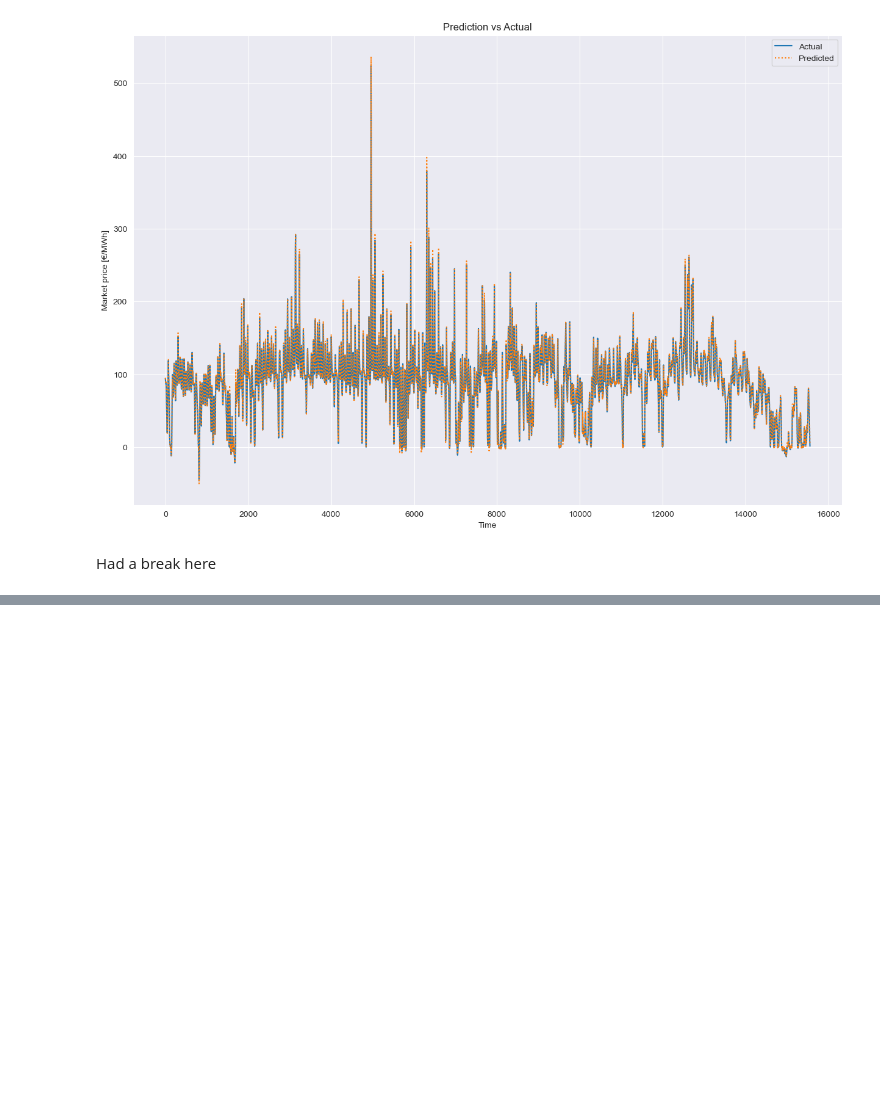
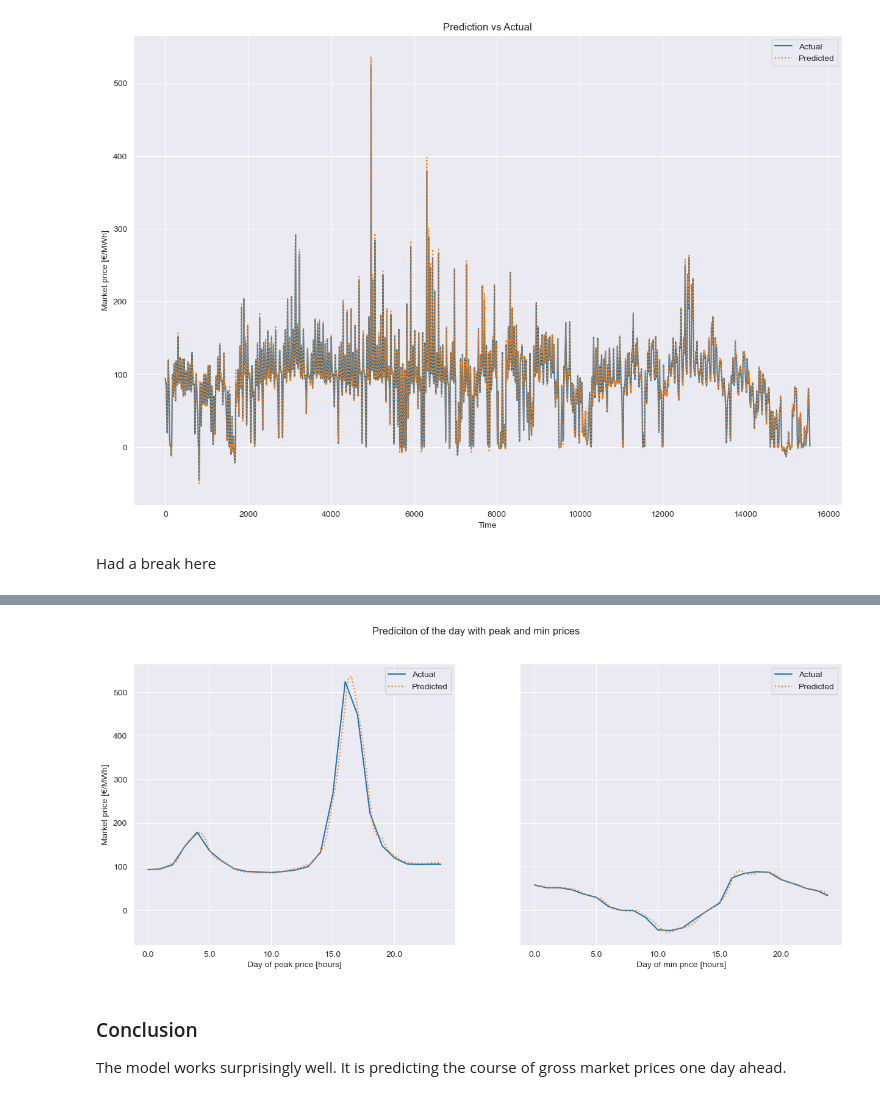
Before and after one commit to spyderroque/IBM_Advance_Data_Science, a Jupyter notebook: Energy/Notebooks/Data Modeling Sequential.ipynb, the cells around one changed output, grey strips where cells are left out. Cells and saved outputs as stored; diff of their text form; code cells hidden in the pictures; blank space fills up the shorter version.

```diff
--- a/Energy/Notebooks/Data Modeling Sequential.ipynb
+++ b/Energy/Notebooks/Data Modeling Sequential.ipynb
@@ -380,0 +419,27 @@ for i in range(n_past, len(dataset)):
+# %%
+fig, (ax1, ax2)= plt.subplots(1,2, figsize=(15,6), sharey=True)
+fig.suptitle('Prediciton of the day with peak and min prices')
+
+ax1.plot(y_val_altered[51*96:52*96]*Data_max_abs['DE'], label='Actual')
+ax1.plot(prediction[51*96:52*96]*Data_max_abs['DE'], label='Predicted', linestyle='dotted')
+ax1.set_xlabel('Day of peak price [hours]')
+ax1.set_ylabel('Market price [€/MWh]')
+ax1.xaxis.set_major_formatter(lambda x, pos:"%.0f" % (x/4))
+ax1.legend()
+
+ax2.plot(y_val_altered[8*96:9*96]*Data_max_abs['DE'], label='Actual')
+ax2.plot(prediction[8*96:9*96]*Data_max_abs['DE'], label='Predicted', linestyle='dotted')
+ax2.set_xlabel('Day of min price [hours]')
+ax2.xaxis.set_major_formatter(lambda x, pos:"%.0f" % (x/4))
+ax2.legend()
+
+
+
+
+plt.show()
+# %% [output]
+[figure, added]
+# %% [markdown]
+### Conclusion
+
+The model works surprisingly well. It is predicting the course of gross market prices one day ahead.
```
Also changed, not shown: parts of 7 cells of this notebook.
